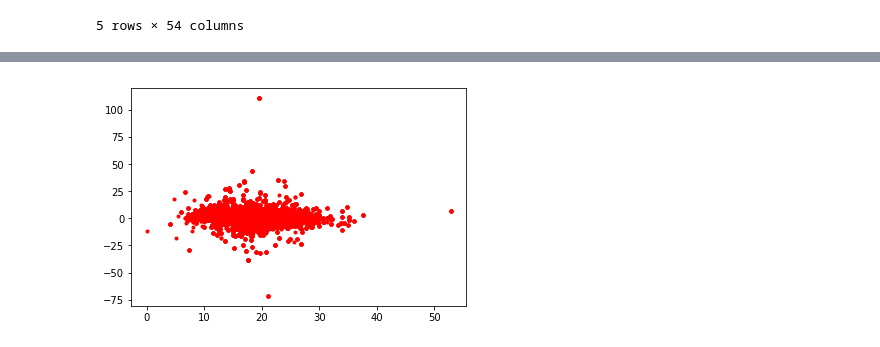
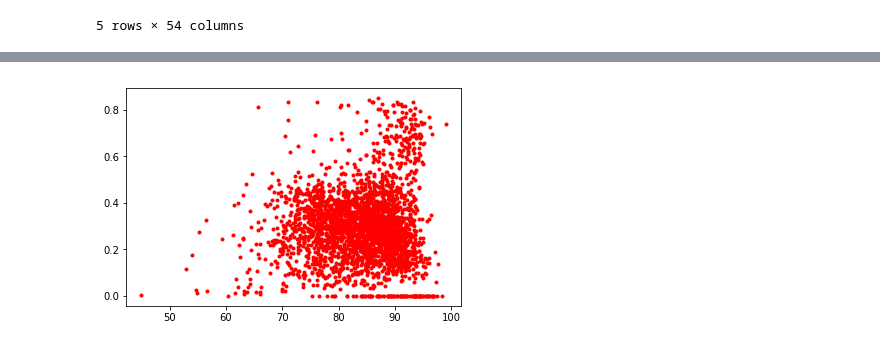
Before and after one commit to alexfcub/Presentation-And-Visualization, a Jupyter notebook: see_the_dataset_exercise.ipynb, the cells around one changed output, grey strips where cells are left out. Saved outputs shown, nothing was run; the diff lists cells and outputs as text; code cells hidden in the pictures.

```diff
--- a/see_the_dataset_exercise.ipynb
+++ b/see_the_dataset_exercise.ipynb
@@ -67,7 +67,10 @@ df_pivot.head()
 | 1007.0 | 0 | 0 | 393 | 246 | 0 | 0 | 1959 | ... |
 | 1009.0 | 0 | 0 | 1523 | 395 | 0 | 0 | 7390 | ... |
 # %%
+df_pivot['votes']=df_pivot.sum(axis = 1)
 df_pivot[county_id] = df_pivot.index
+for candidate in candidates:
+    df_pivot[candidate + ' prop'] = df_pivot[candidate]/df_pivot['votes']
 df_pivot.to_csv('county_candidate_votes.csv')
 df_pivot.head()
 # %% [output]
@@ -114,4 +105,0 @@ df
-# %%
-df_facts["county"] = df_facts.area_name.str.replace(" County","")
-df = pd.merge(df_facts,df_results,how = 'left', left_on=['state_abbreviation',"county"], right_on = ["state_abbreviation","county"])
-df
@@ -137,6 +108,6 @@ df
 # %%
 from matplotlib import pyplot as plt
-plt.plot(df.AGE775214,df.BZA115213,'r.')
+plt.plot(df.EDU635213,df['Donald Trump prop'],'r.')
 plt.show()
 # %% [output]
-[figure, old version]
+[figure, new version]
```
Also changed, not shown: parts of 4 cells of this notebook, 2 other files.
